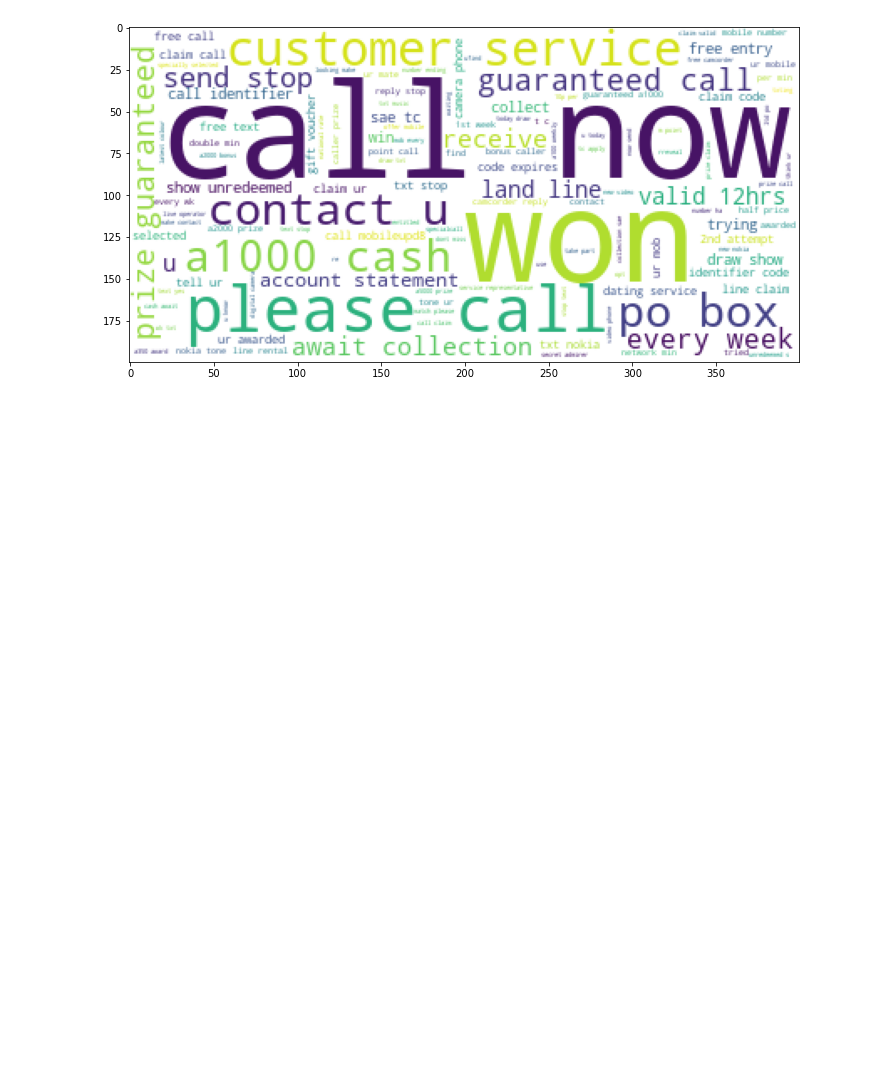
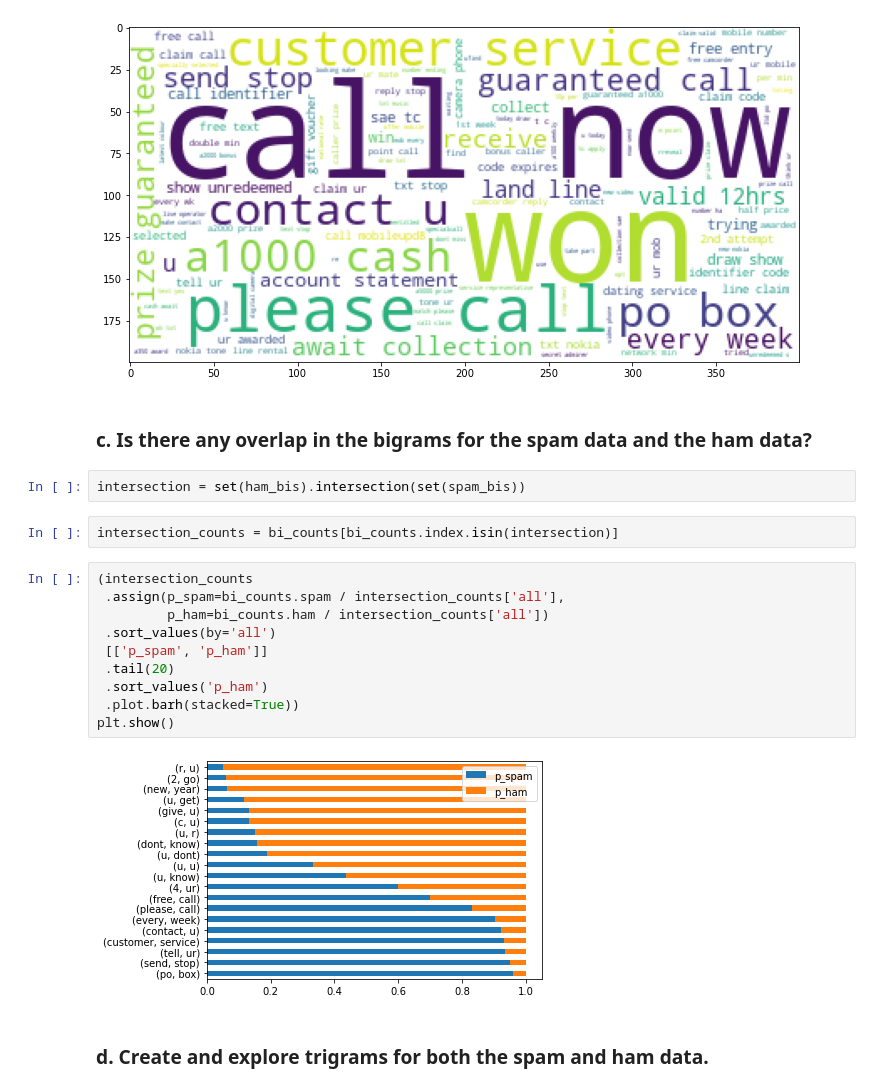
Before and after one commit to DanielFordHUB/natural_language_processing, a Jupyter notebook: explore.ipynb, the cells around one changed output. Cells and saved outputs as stored; diff of their text form; blank space fills up the shorter version.

```diff
--- a/explore.ipynb
+++ b/explore.ipynb
@@ -234,3 +234,23 @@ plt.imshow(img)
 plt.show()
 # %% [output]
 [figure]
+# %% [markdown]
+### c. Is there any overlap in the bigrams for the spam data and the ham data?
+# %%
+intersection = set(ham_bis).intersection(set(spam_bis))
+# %%
+intersection_counts = bi_counts[bi_counts.index.isin(intersection)]
+# %%
+(intersection_counts
+ .assign(p_spam=bi_counts.spam / intersection_counts['all'],
+         p_ham=bi_counts.ham / intersection_counts['all'])
+ .sort_values(by='all')
+ [['p_spam', 'p_ham']]
+ .tail(20)
+ .sort_values('p_ham')
+ .plot.barh(stacked=True))
+plt.show()
+# %% [output]
+[figure, added]
+# %% [markdown]
+### d. Create and explore trigrams for both the spam and ham data.
```
Also changed, not shown: parts of 27 cells of this notebook, 1 other file.
